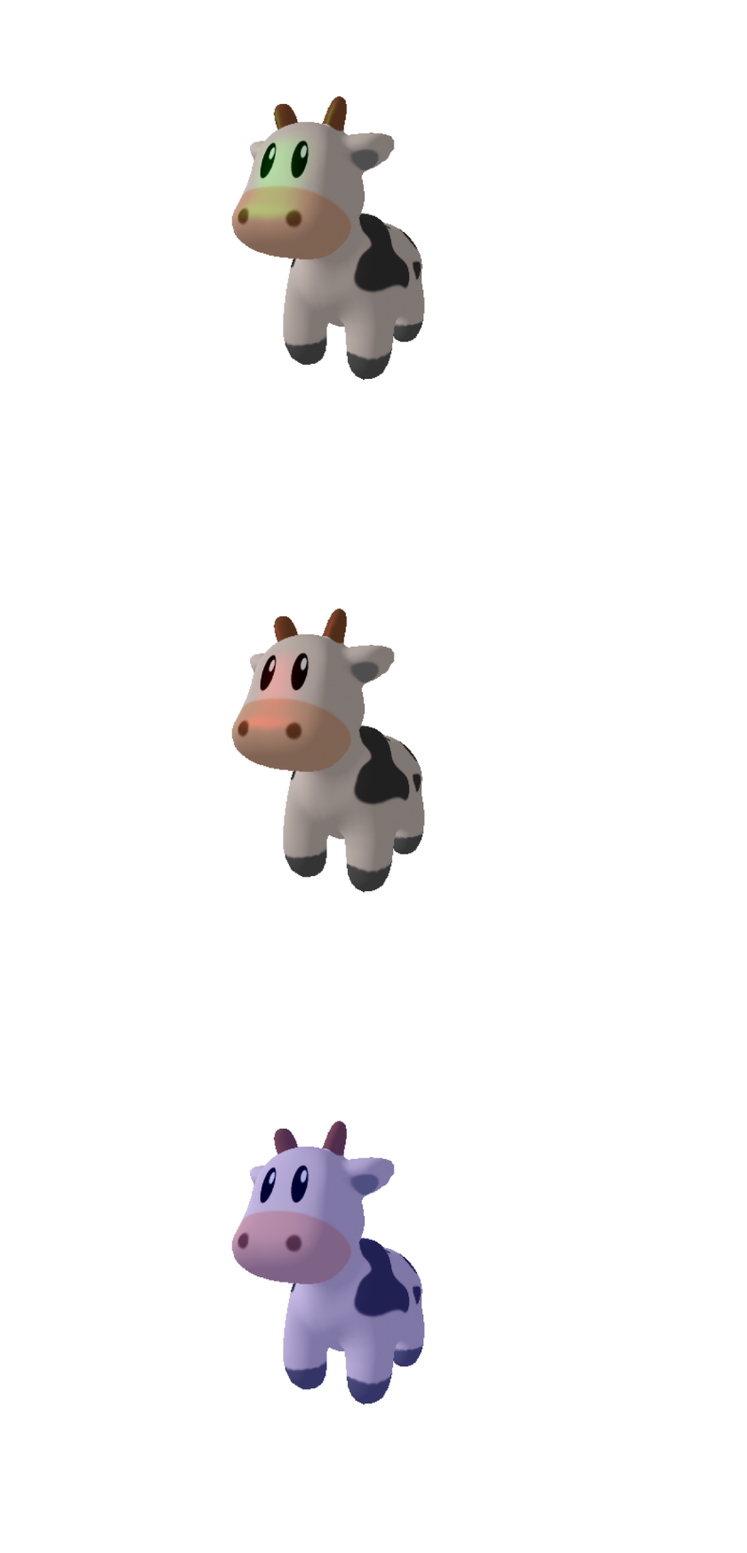
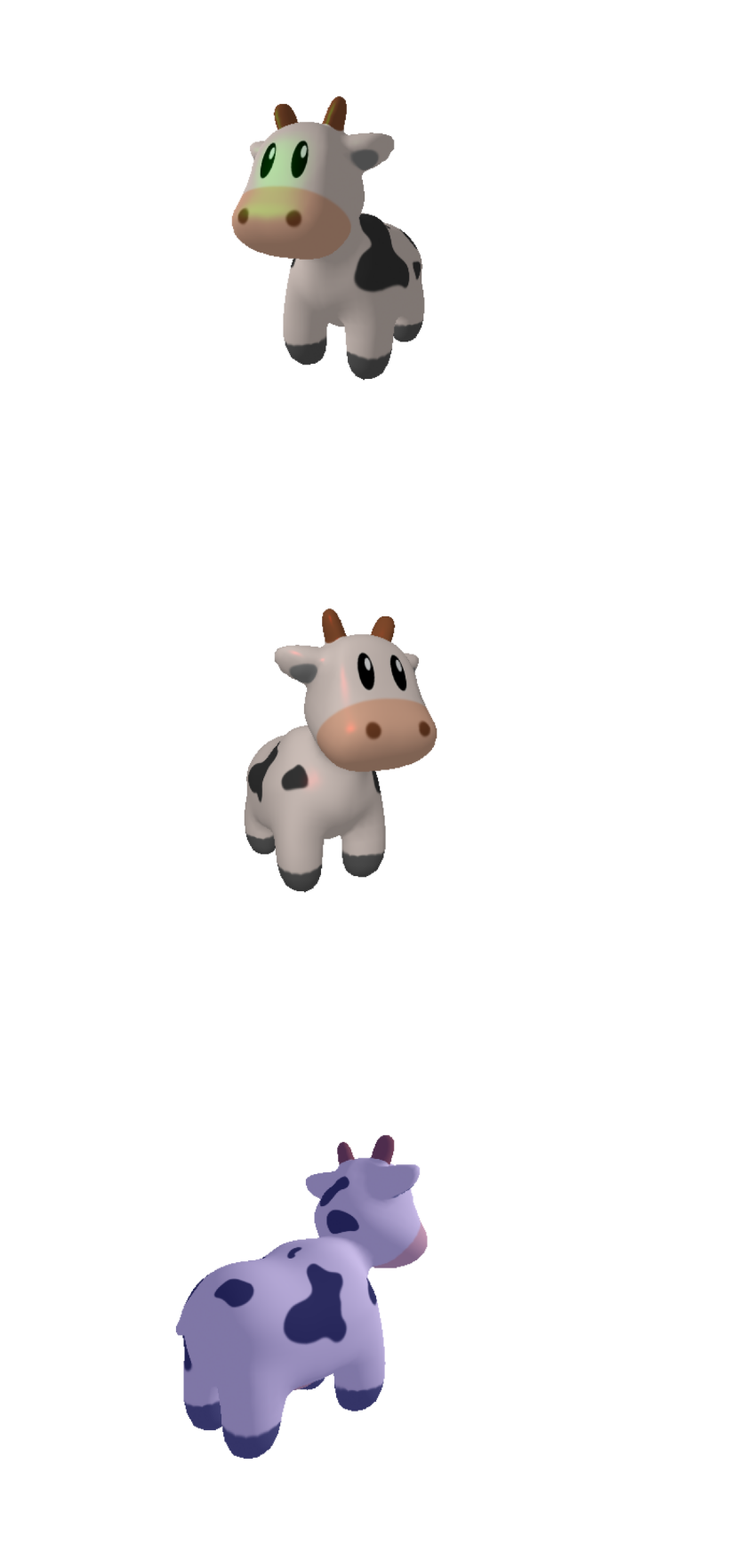
Before and after one commit to d-k-ivanov/sandbox-ai, a Jupyter notebook: torch3d_basics/02_rendering_and_optimization/02_rendering.ipynb, the cells around one changed output. Shown: that part at 89% size. Cells and saved outputs as stored; diff of their text form; code cells hidden in the pictures.

Commit message:
torch3d_basics: 02_rendering basics

```diff
--- a/torch3d_basics/02_rendering_and_optimization/02_rendering.ipynb
+++ b/torch3d_basics/02_rendering_and_optimization/02_rendering.ipynb
@@ -63,12 +66,13 @@ plt.savefig("./out/light_at_front.png")
 # %% [output]
 [figure]
 # %%
+R, T = look_at_view_transform(2.7, 0, 0)
+cameras = PerspectiveCameras(device=device, R=R, T=T)
+lights.location = torch.tensor([0.0, 0.0, 1.0], device=device)[None]
 
-lights.location = torch.tensor([0.0, 0.0, +1.0], device=device)[None]
-images = renderer(mesh, lights=lights)
-
+images = renderer(mesh, cameras=cameras, lights=lights)
 plt.figure(figsize=(10, 10))
 plt.imshow(images[0, ..., :3].cpu().numpy())
 plt.axis("off")
-plt.savefig("./out/light_at_back.png")
+plt.savefig("./out/back.png")
 # %% [output]
@@ -76,13 +80,17 @@ plt.savefig("./out/light_at_back.png")
 # %%
-lights.location = torch.tensor([0.0, 0.0, +1.0], device=device)[None]
+R, T = look_at_view_transform(2.7, 0, 180)
+cameras = PerspectiveCameras(device=device, R=R, T=T)
+lights.location = torch.tensor([0.0, 0.0, 1.0], device=device)[None]
+
 materials = Materials(
     device=device,
     specular_color=[[0.0, 1.0, 0.0]],
     shininess=10.0,
-    ambient_color=((0.01, 0.01, 0.01),),
+    # ambient_color=((0.01, 0.01, 0.01),),
+    ambient_color=((0.2, 0.2, 0.2),),
 )
-images = renderer(mesh, lights=lights, materials=materials)
 
+images = renderer(mesh, cameras=cameras, lights=lights, materials=materials)
 plt.figure(figsize=(10, 10))
 plt.imshow(images[0, ..., :3].cpu().numpy())
 plt.axis("off")
@@ -107,6 +113,10 @@ plt.savefig("./out/green.png")
 # %% [output]
 [figure]
 # %%
+R, T = look_at_view_transform(dist=2.7, elev=10, azim=150)
+cameras = FoVPerspectiveCameras(device=device, R=R, T=T)
+lights.location = torch.tensor([[2.0, 2.0, -2.0]], device=device)
+
 # Change specular color to red and change material shininess
 materials = Materials(device=device, specular_color=[[1.0, 0.0, 0.0]], shininess=20.0)
 
@@ -116,16 +126,20 @@ plt.imshow(images[0, ..., :3].cpu().numpy())
 plt.axis("off")
 plt.savefig("./out/red.png")
 # %% [output]
-[figure, old version]
+[figure, new version]
 # %%
+R, T = look_at_view_transform(dist=2.7, elev=10, azim=45)
+cameras = FoVPerspectiveCameras(device=device, R=R, T=T)
+lights.location = torch.tensor([[2.0, 2.0, -2.0]], device=device)
+
 # Change specular color to blue and change material shininess
 materials = Materials(device=device, specular_color=[[0.0, 0.0, 1.0]], shininess=0.0)
 
 # Re render the mesh, passing in keyword arguments for the modified components.
 images = renderer(mesh, lights=lights, materials=materials, cameras=cameras)
 plt.figure(figsize=(10, 10))
 plt.imshow(images[0, ..., :3].cpu().numpy())
 plt.axis("off")
 plt.savefig("./out/blue.png")
 # %% [output]
-[figure, old version]
+[figure, new version]
```
Also changed, not shown: parts of 5 cells of this notebook.
